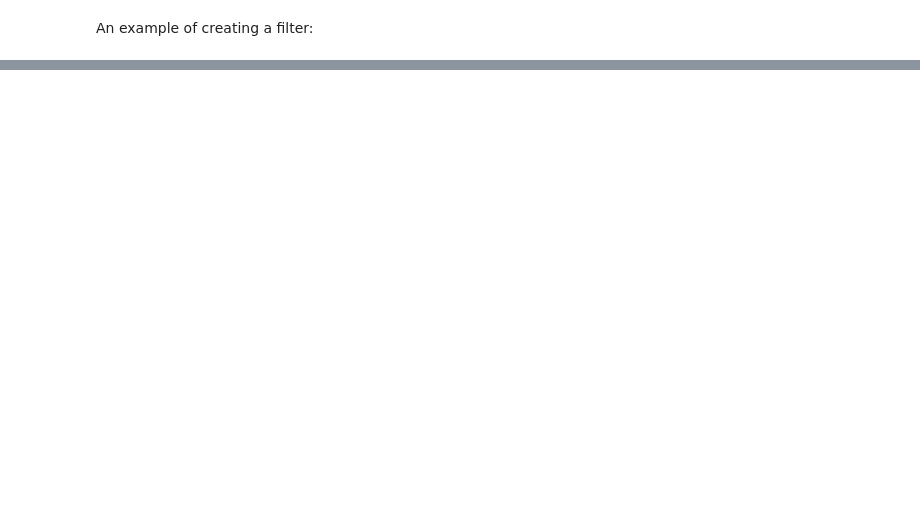
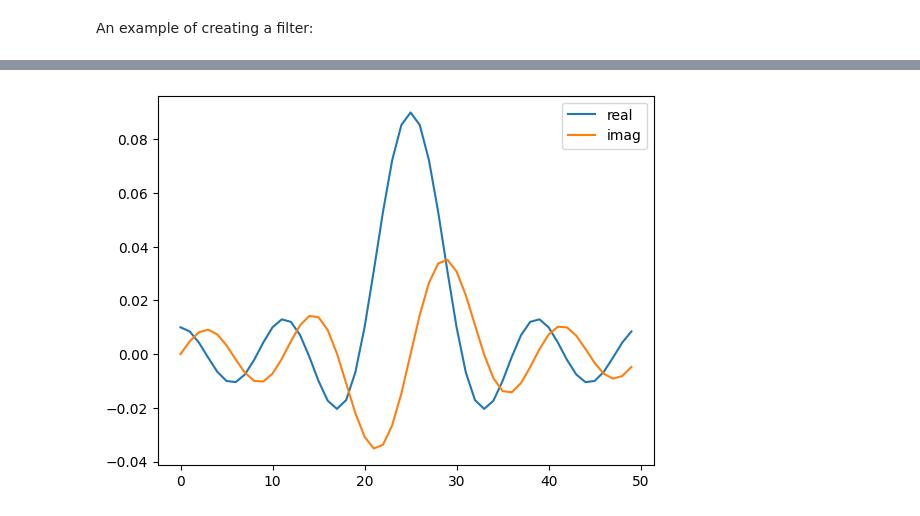
Before and after one commit to EddieCarrera/PySDR, a Jupyter notebook: Filters.ipynb, the cells around one changed output, grey strips where cells are left out. Saved outputs shown, nothing was run; the diff lists cells and outputs as text; code cells hidden in the pictures; blank space fills up the shorter version.

```diff
--- a/Filters.ipynb
+++ b/Filters.ipynb
@@ -89,0 +152,8 @@ One way to design this kind of filter is to make a low-pass filter with a cutoff
+# %%
+h = np.fft.ifftshift(np.fft.ifft(np.fft.ifftshift(H)))
+plt.plot(np.real(h))
+plt.plot(np.imag(h))
+plt.legend(['real','imag'], loc=1)
+plt.show()
+# %% [output]
+[figure, added]
```
Also changed, not shown: parts of 14 cells of this notebook.
